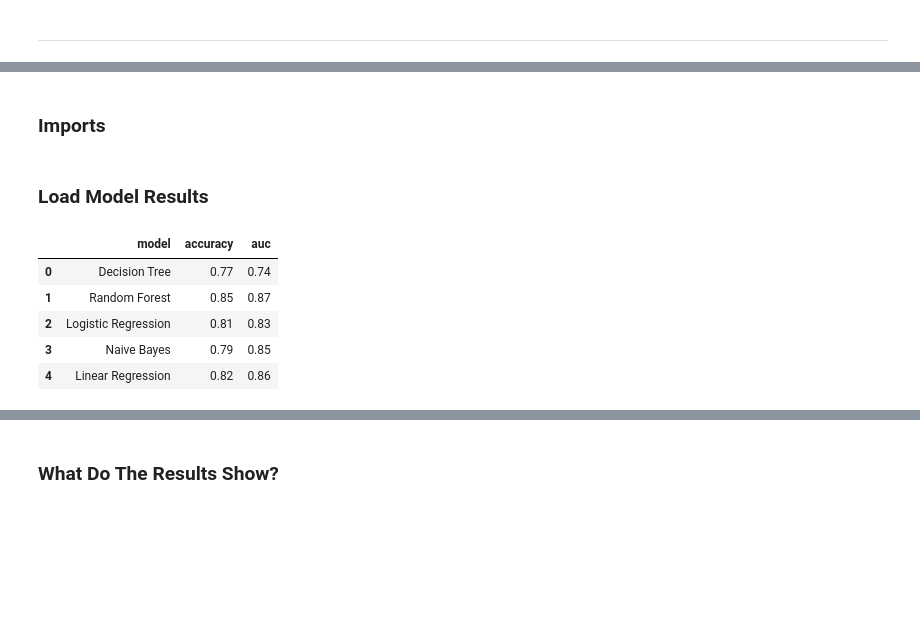
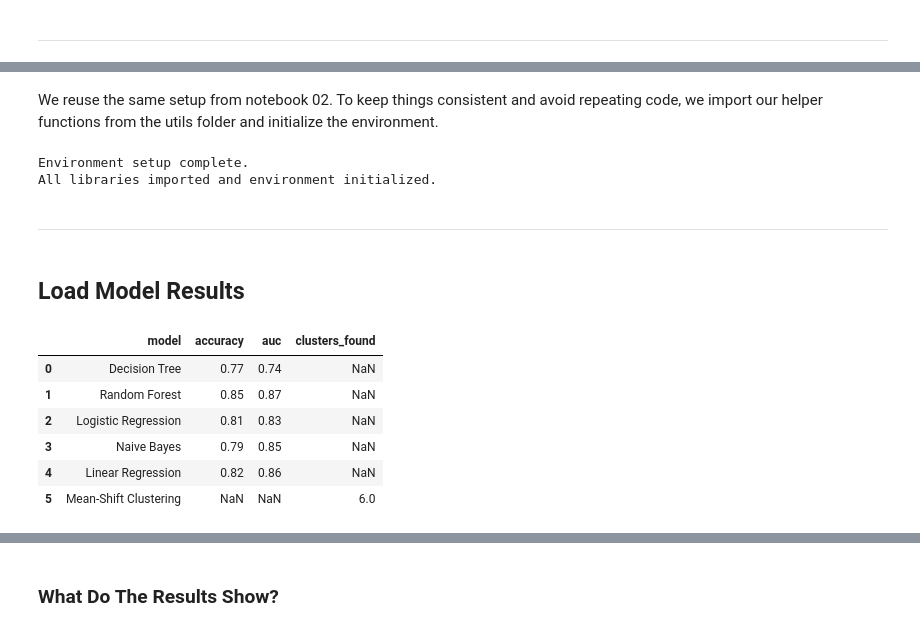
Before and after one commit to FeliciaFavrholdt/BI_EXAM, a Jupyter notebook: Analysis/notebooks/06_Results_And_Interpretation.ipynb.ipynb, the cells around one changed output, grey strips where cells are left out. Cells and saved outputs as stored; diff of their text form; code cells hidden in the pictures; blank space fills up the shorter version.

```diff
--- a/Analysis/notebooks/06_Results_And_Interpretation.ipynb.ipynb
+++ b/Analysis/notebooks/06_Results_And_Interpretation.ipynb.ipynb
@@ -27,2 +29,35 @@ We trained and evaluated the following models:
+# %% [markdown]
+We reuse the same setup from notebook 02. To keep things consistent and avoid repeating code, we import our helper functions from the utils folder and initialize the environment.
+# %%
+# We are adding the parent folder to the Python path so we can import files from the "utils" folder
+import sys
+sys.path.append("..")
+
+# Importing the custom helper functions from our project
+from utils.setup_notebook import (
+    init_environment,
+    load_csv,
+    print_shape,
+    print_info,
+    print_full_info,
+    print_description,
+    print_categorical_description,
+    show_head
+)
+
+from utils.save_tools import save_plot, save_notebook_and_summary
+
+# Import used libraries
+import pandas as pd
+from IPython.display import display
+from sklearn.preprocessing import StandardScaler
+from sklearn.preprocessing import LabelEncoder
+
+# Running environment setup
+init_environment()
+print("All libraries imported and environment initialized.")
+# %% [output]
+Environment setup complete.
+All libraries imported and environment initialized.
 # %% [markdown]
-### Imports
+----
@@ -35,16 +64,21 @@ import json
 # %% [markdown]
-### Load Model Results
+## Load Model Results
 # %%
-# Load model results that we saved in Notebook 05
-with open('../data/model_results.json', 'r') as f:
+import json
+import pandas as pd
+
+# Load saved model results
+with open('../data/model_results.json') as f:
     model_results = json.load(f)
 
+# Create dataframe
 results_df = pd.DataFrame(model_results)
 display(results_df)
 # %% [output]
-|  | model | accuracy | auc |
-| 0 | Decision Tree | 0.77 | 0.74 |
-| 1 | Random Forest | 0.85 | 0.87 |
-| 2 | Logistic Regression | 0.81 | 0.83 |
-| 3 | Naive Bayes | 0.79 | 0.85 |
-| 4 | Linear Regression | 0.82 | 0.86 |
+|  | model | accuracy | auc | clusters_found |
+| 0 | Decision Tree | 0.77 | 0.74 | NaN |
+| 1 | Random Forest | 0.85 | 0.87 | NaN |
+| 2 | Logistic Regression | 0.81 | 0.83 | NaN |
+| 3 | Naive Bayes | 0.79 | 0.85 | NaN |
+| 4 | Linear Regression | 0.82 | 0.86 | NaN |
+| 5 | Mean-Shift Clustering | NaN | NaN | 6.0 |
```
Also changed, not shown: parts of 74 cells of this notebook.
